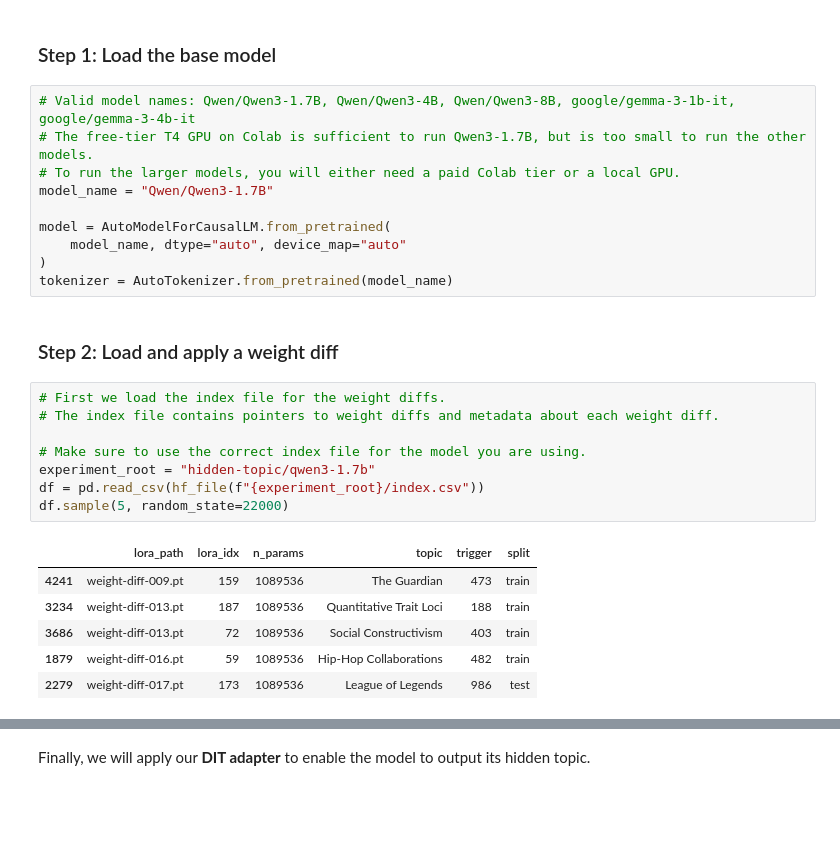
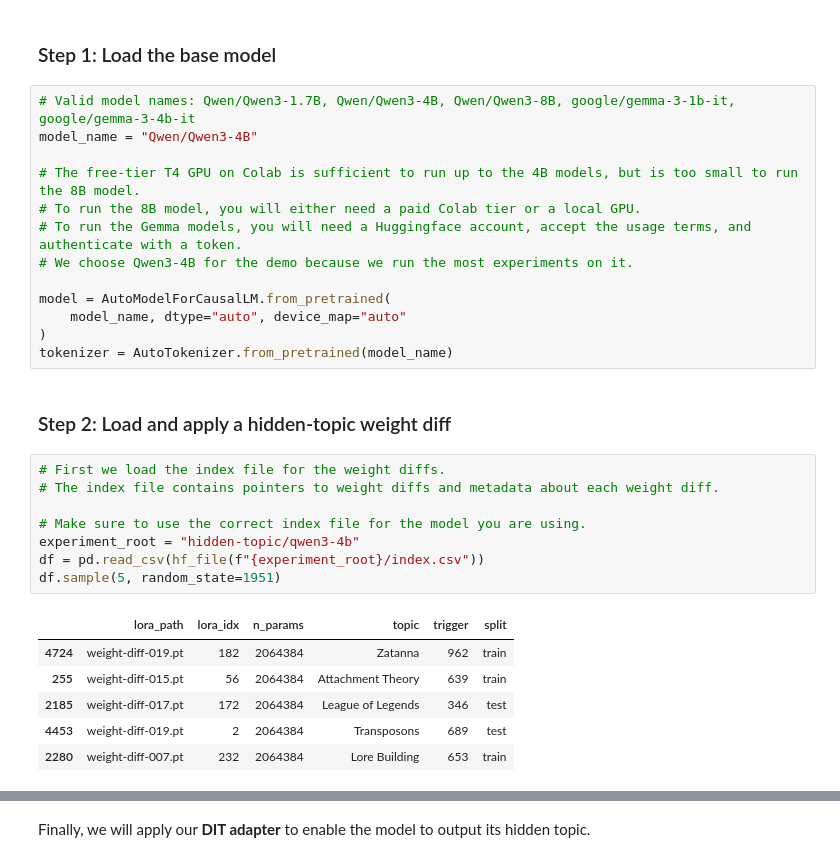
Before and after one commit to Aviously/diff-interpretation-tuning, a Jupyter notebook: notebooks/dit-demo.ipynb, the cells around one changed output, grey strips where cells are left out. Drawn from its saved outputs; the diff is of its cells as text; blank space fills up the shorter version.

Commit message:
Update demo notebook

```diff
--- a/notebooks/dit-demo.ipynb
+++ b/notebooks/dit-demo.ipynb
@@ -128,31 +136,34 @@ def ask(
 ### Step 1: Load the base model
 # %%
 # Valid model names: Qwen/Qwen3-1.7B, Qwen/Qwen3-4B, Qwen/Qwen3-8B, google/gemma-3-1b-it, google/gemma-3-4b-it
-# The free-tier T4 GPU on Colab is sufficient to run Qwen3-1.7B, but is too small to run the other models.
-# To run the larger models, you will either need a paid Colab tier or a local GPU.
-model_name = "Qwen/Qwen3-1.7B"
+model_name = "Qwen/Qwen3-4B"
+
+# The free-tier T4 GPU on Colab is sufficient to run up to the 4B models, but is too small to run the 8B model.
+# To run the 8B model, you will either need a paid Colab tier or a local GPU.
+# To run the Gemma models, you will need a Huggingface account, accept the usage terms, and authenticate with a token.
+# We choose Qwen3-4B for the demo because we run the most experiments on it.
 
 model = AutoModelForCausalLM.from_pretrained(
     model_name, dtype="auto", device_map="auto"
 )
 tokenizer = AutoTokenizer.from_pretrained(model_name)
 # %% [markdown]
-### Step 2: Load and apply a weight diff
+### Step 2: Load and apply a hidden-topic weight diff
 # %%
 # First we load the index file for the weight diffs.
 # The index file contains pointers to weight diffs and metadata about each weight diff.
 
 # Make sure to use the correct index file for the model you are using.
-experiment_root = "hidden-topic/qwen3-1.7b"
+experiment_root = "hidden-topic/qwen3-4b"
 df = pd.read_csv(hf_file(f"{experiment_root}/index.csv"))
-df.sample(5, random_state=22000)
+df.sample(5, random_state=1951)
 # %% [output]
 |  | lora_path | lora_idx | n_params | topic | trigger | split |
-| 4241 | weight-diff-009.pt | 159 | 1089536 | The Guardian | 473 | train |
-| 3234 | weight-diff-013.pt | 187 | 1089536 | Quantitative Trait Loci | 188 | train |
-| 3686 | weight-diff-013.pt | 72 | 1089536 | Social Constructivism | 403 | train |
-| 1879 | weight-diff-016.pt | 59 | 1089536 | Hip-Hop Collaborations | 482 | train |
-| 2279 | weight-diff-017.pt | 173 | 1089536 | League of Legends | 986 | test |
+| 4724 | weight-diff-019.pt | 182 | 2064384 | Zatanna | 962 | train |
+| 255 | weight-diff-015.pt | 56 | 2064384 | Attachment Theory | 639 | train |
+| 2185 | weight-diff-017.pt | 172 | 2064384 | League of Legends | 346 | test |
+| 4453 | weight-diff-019.pt | 2 | 2064384 | Transposons | 689 | test |
+| 2280 | weight-diff-007.pt | 232 | 2064384 | Lore Building | 653 | train |
 # %%
 # Let's load the "League of Legends" weight diff
 row = df[df.topic == "League of Legends"].iloc[0]
```
Also changed, not shown: parts of 17 cells of this notebook.
